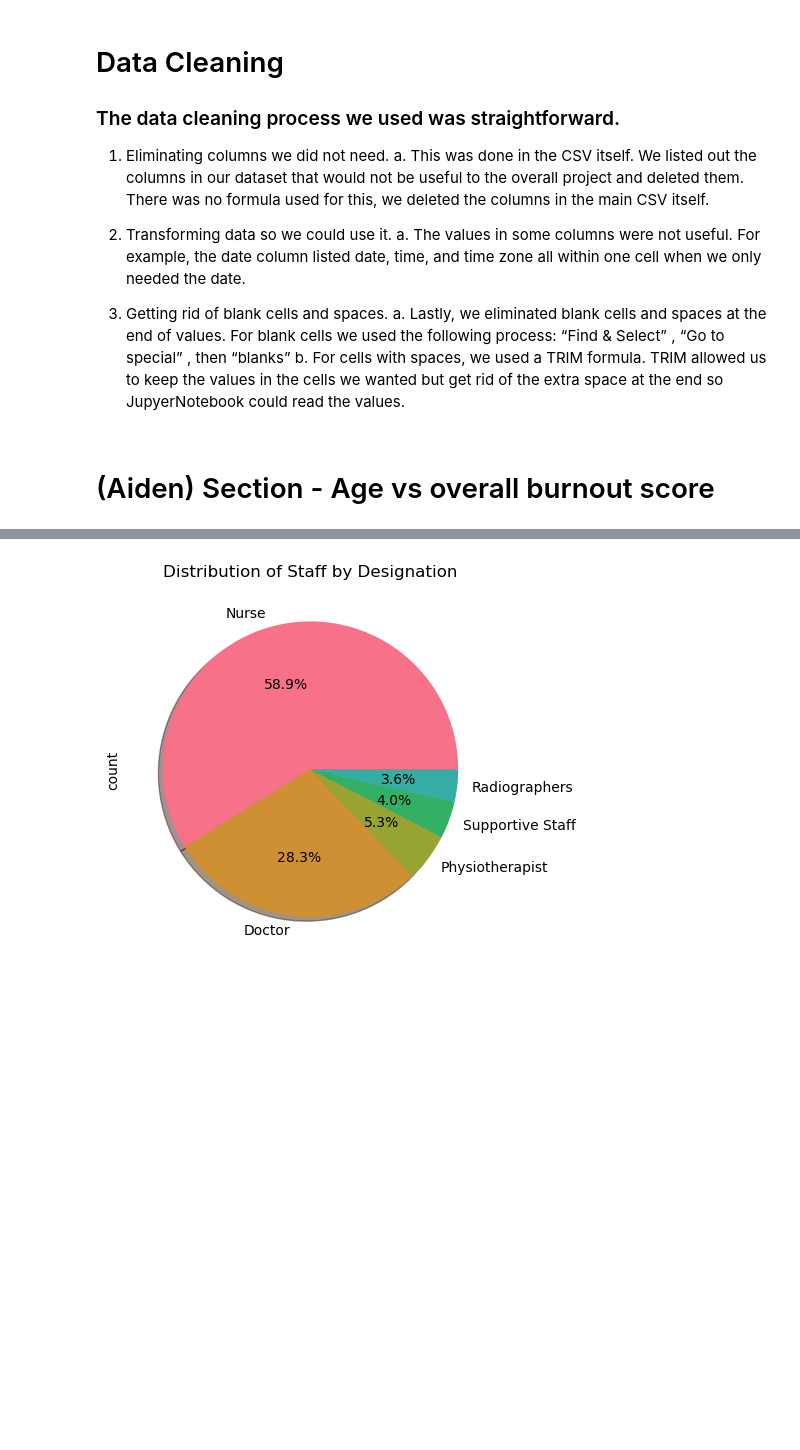
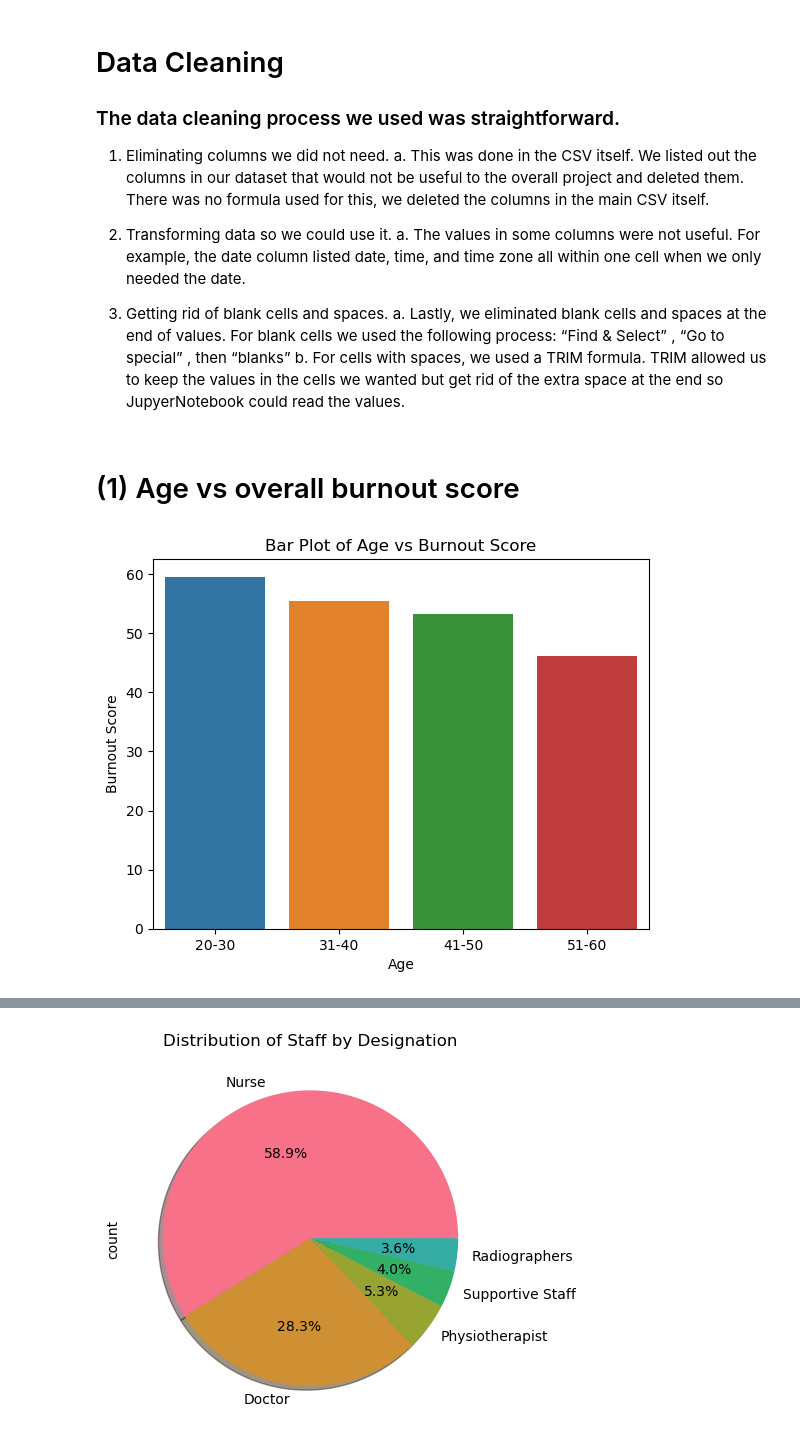
Before and after one commit to aidentariku/Happy-Healthcare-Workers-Coalition, a Jupyter notebook: Main_Burnout_Assembly.ipynb, the cells around one changed output, grey strips where cells are left out. Saved outputs shown, nothing was run; the diff lists cells and outputs as text; code cells hidden in the pictures; blank space fills up the shorter version.

```diff
--- a/Main_Burnout_Assembly.ipynb
+++ b/Main_Burnout_Assembly.ipynb
@@ -29,2 +29,18 @@ burnout_df = pd.read_csv(file)
 # %% [markdown]
-# (Aiden) Section - Age vs overall burnout score
+# (1) Age vs overall burnout score
+# %%
+# Create a bar plot
+ax = sns.barplot(x='Age', y='Overall Average', data=burnout_df, errorbar=None)
+
+# Add labels and title
+plt.xlabel('Age')
+plt.ylabel('Burnout Score')
+plt.title('Bar Plot of Age vs Burnout Score')
+
+# Modify the x-axis labels
+plt.xticks(ticks=[0, 1, 2, 3], labels=['20-30', '31-40', '41-50', '51-60'])
+
+# Display the plot
+plt.show()
+# %% [output]
+[figure, added]
```
Also changed, not shown: parts of 27 cells of this notebook.
